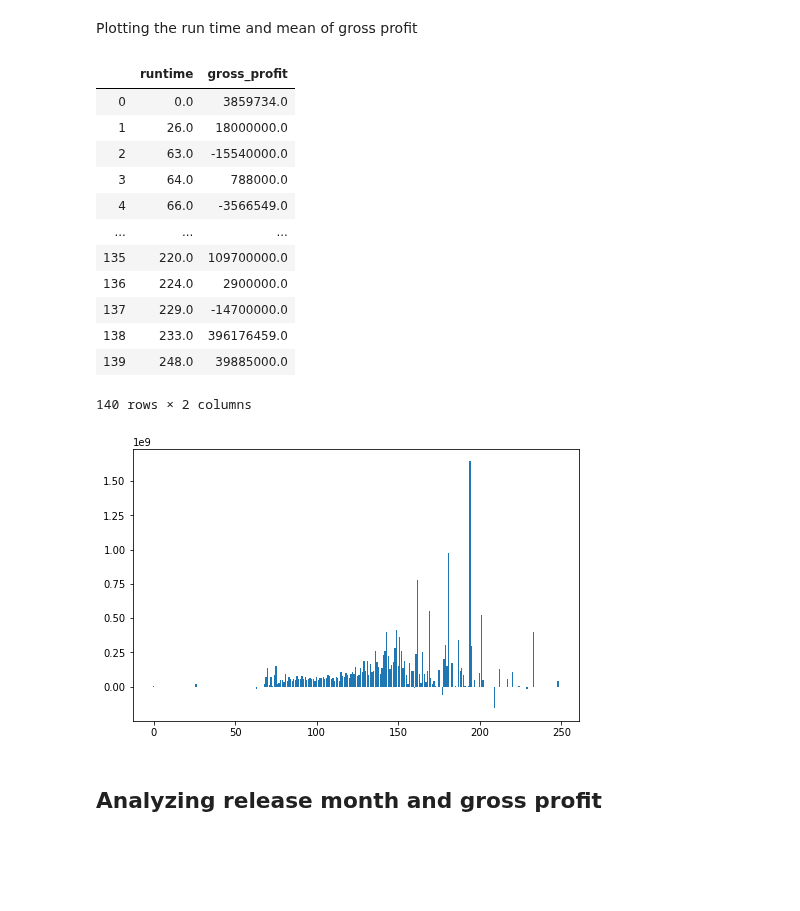
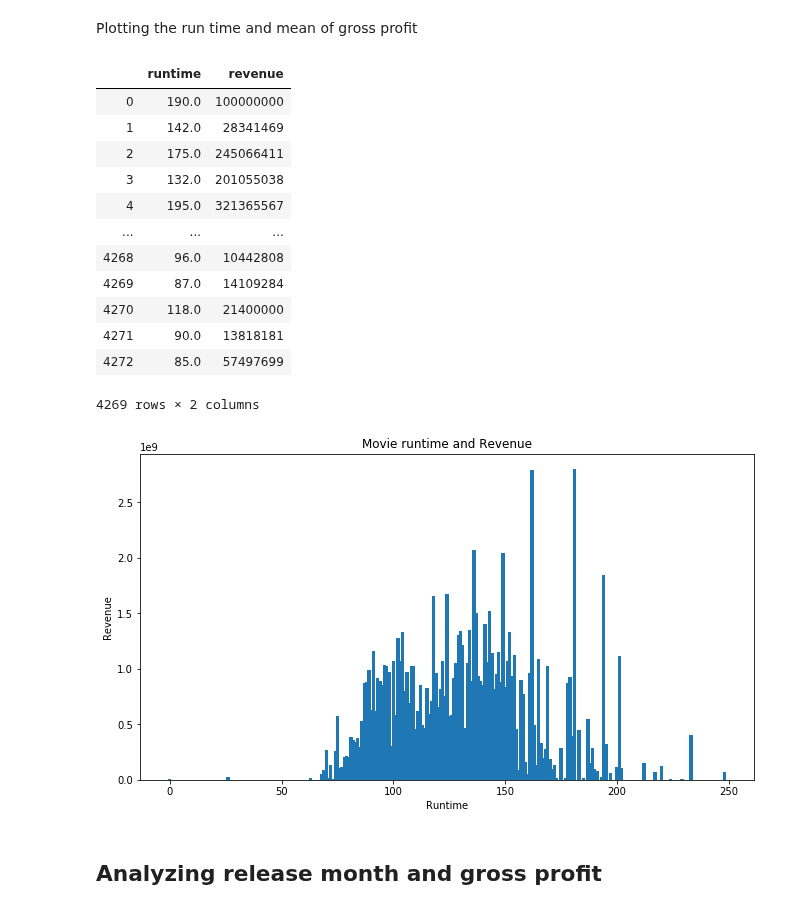
Before and after one commit to chrispfchung/mediaproject, a Jupyter notebook: Plotting csv part 1.ipynb, the cells around one changed output. Cells and saved outputs as stored; diff of their text form; code cells hidden in the pictures; blank space fills up the shorter version.

Commit message:
updated plots

```diff
--- a/Plotting csv part 1.ipynb
+++ b/Plotting csv part 1.ipynb
@@ -84,25 +82,30 @@ group_rt_gp = movies_with_gross_profit.groupby('runtime')['gross_profit'].mean()
+# %%
+group_rt_gp = subset_movies[['runtime','revenue']]
 # %%
 group_rt_gp
 # %% [output]
-|  | runtime | gross_profit |
-| 0 | 0.0 | 3859734.0 |
-| 1 | 26.0 | 18000000.0 |
-| 2 | 63.0 | -15540000.0 |
-| 3 | 64.0 | 788000.0 |
-| 4 | 66.0 | -3566549.0 |
+|  | runtime | revenue |
+| 0 | 190.0 | 100000000 |
+| 1 | 142.0 | 28341469 |
+| 2 | 175.0 | 245066411 |
+| 3 | 132.0 | 201055038 |
+| 4 | 195.0 | 321365567 |
 | ... | ... | ... |
-| 135 | 220.0 | 109700000.0 |
-| 136 | 224.0 | 2900000.0 |
-| 137 | 229.0 | -14700000.0 |
-| 138 | 233.0 | 396176459.0 |
-| 139 | 248.0 | 39885000.0 |
+| 4268 | 96.0 | 10442808 |
+| 4269 | 87.0 | 14109284 |
+| 4270 | 118.0 | 21400000 |
+| 4271 | 90.0 | 13818181 |
+| 4272 | 85.0 | 57497699 |
-140 rows × 2 columns
+4269 rows × 2 columns
 # %%
-plt.figure(figsize=(8,5));
-plt.bar(group_rt_gp['runtime'],group_rt_gp['gross_profit']);
+plt.figure(figsize=(11,6));
+plt.bar(group_rt_gp['runtime'],group_rt_gp['revenue'],width=1.5);
+plt.title('Movie runtime and Revenue');
+plt.xlabel('Runtime');
+plt.ylabel('Revenue'),
 plt.show()
 # %% [output]
-[figure, old version]
+[figure, new version]
 # %%
 # whats the average runtime for movies with their ROI over a certain amount
 # %% [markdown]
```
Also changed, not shown: parts of 1 cell of this notebook.
